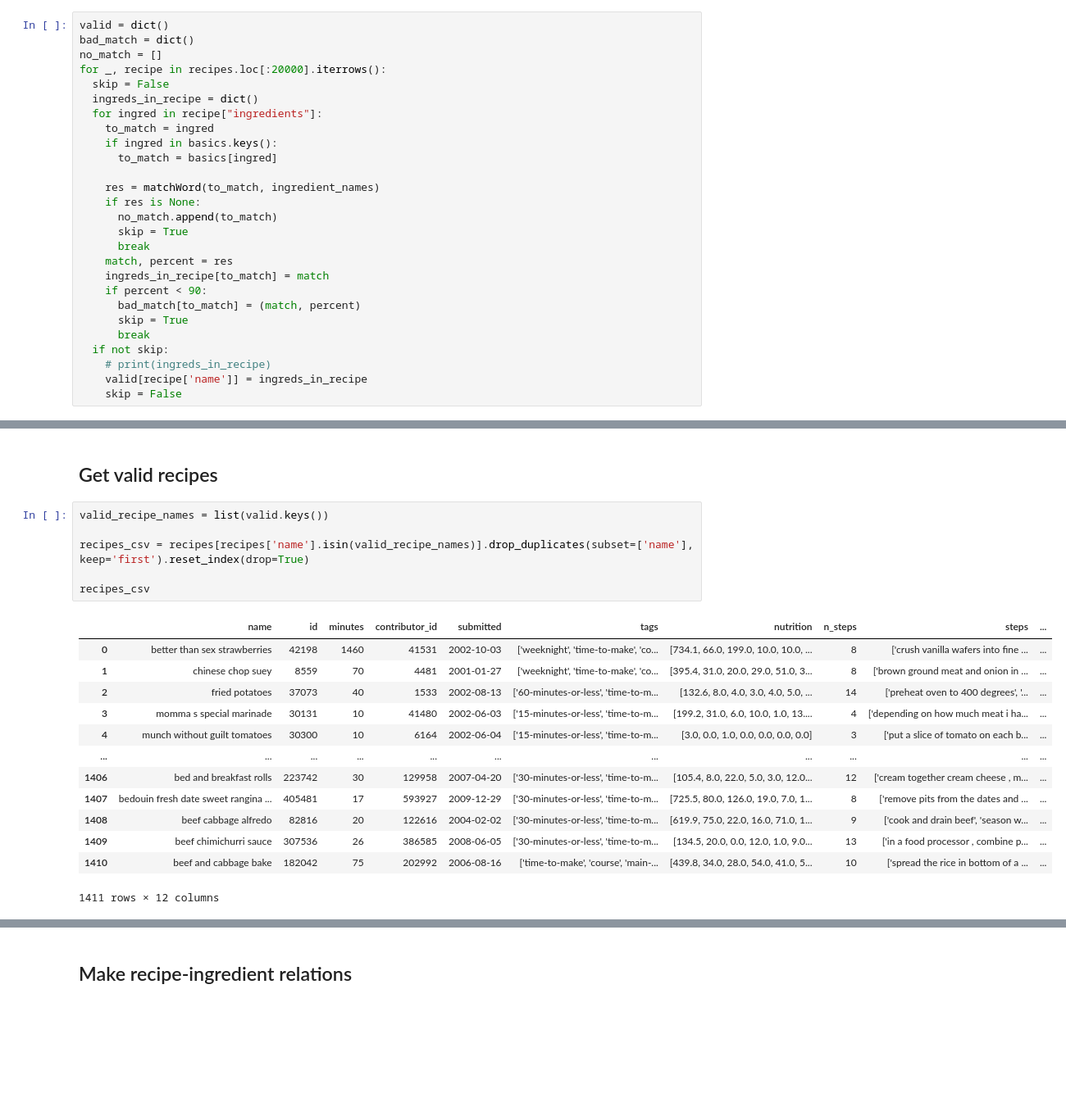
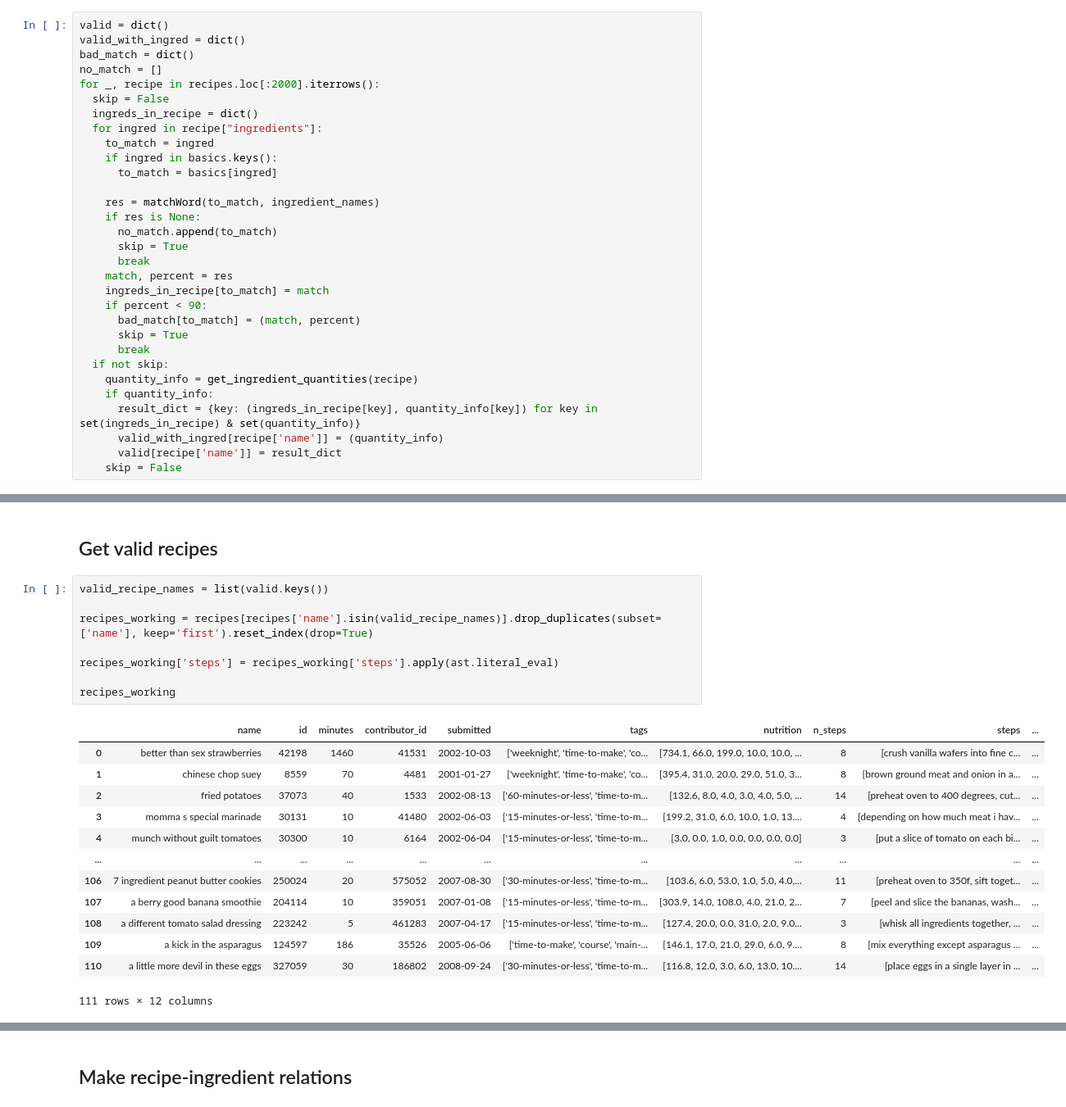
Before and after one commit to aprinawang/db-project, a Jupyter notebook: data/generate_csv.ipynb, the cells around one changed output, grey strips where cells are left out. Shown at 82% size. Saved outputs shown, nothing was run; the diff lists cells and outputs as text; blank space fills up the shorter version.

```diff
--- a/data/generate_csv.ipynb
+++ b/data/generate_csv.ipynb
@@ -79,9 +176,10 @@ def matchWord(target, tomatch):
 #### Get recipes that match cleaned ingredients
 # %%
 valid = dict()
+valid_with_ingred = dict()
 bad_match = dict()
 no_match = []
-for _, recipe in recipes.loc[:20000].iterrows():
+for _, recipe in recipes.loc[:2000].iterrows():
   skip = False
   ingreds_in_recipe = dict()
   for ingred in recipe["ingredients"]:
@@ -101,6 +199,9 @@ for _, recipe in recipes.loc[:20000].iterrows():
       skip = True
       break
   if not skip:
-    # print(ingreds_in_recipe)
-    valid[recipe['name']] = ingreds_in_recipe
+    quantity_info = get_ingredient_quantities(recipe)
+    if quantity_info:
+      result_dict = {key: (ingreds_in_recipe[key], quantity_info[key]) for key in set(ingreds_in_recipe) & set(quantity_info)}
+      valid_with_ingred[recipe['name']] = (quantity_info)
+      valid[recipe['name']] = result_dict
     skip = False
@@ -136,20 +312,22 @@ Unique ingredients in recipes:  544
 # %%
 valid_recipe_names = list(valid.keys())
 
-recipes_csv = recipes[recipes['name'].isin(valid_recipe_names)].drop_duplicates(subset=['name'], keep='first').reset_index(drop=True)
+recipes_working = recipes[recipes['name'].isin(valid_recipe_names)].drop_duplicates(subset=['name'], keep='first').reset_index(drop=True)
 
-recipes_csv
+recipes_working['steps'] = recipes_working['steps'].apply(ast.literal_eval)
+
+recipes_working
 # %% [output]
 |  | name | id | minutes | contributor_id | submitted | tags | nutrition | n_steps | steps | ... |
-| 0 | better than sex strawberries | 42198 | 1460 | 41531 | 2002-10-03 | ['weeknight', 'time-to-make', 'co... | [734.1, 66.0, 199.0, 10.0, 10.0, ... | 8 | ['crush vanilla wafers into fine ... | ... |
-| 1 | chinese chop suey | 8559 | 70 | 4481 | 2001-01-27 | ['weeknight', 'time-to-make', 'co... | [395.4, 31.0, 20.0, 29.0, 51.0, 3... | 8 | ['brown ground meat and onion in ... | ... |
-| 2 | fried potatoes | 37073 | 40 | 1533 | 2002-08-13 | ['60-minutes-or-less', 'time-to-m... | [132.6, 8.0, 4.0, 3.0, 4.0, 5.0, ... | 14 | ['preheat oven to 400 degrees', '... | ... |
-| 3 | momma s special marinade | 30131 | 10 | 41480 | 2002-06-03 | ['15-minutes-or-less', 'time-to-m... | [199.2, 31.0, 6.0, 10.0, 1.0, 13.... | 4 | ['depending on how much meat i ha... | ... |
-| 4 | munch without guilt tomatoes | 30300 | 10 | 6164 | 2002-06-04 | ['15-minutes-or-less', 'time-to-m... | [3.0, 0.0, 1.0, 0.0, 0.0, 0.0, 0.0] | 3 | ['put a slice of tomato on each b... | ... |
+| 0 | better than sex strawberries | 42198 | 1460 | 41531 | 2002-10-03 | ['weeknight', 'time-to-make', 'co... | [734.1, 66.0, 199.0, 10.0, 10.0, ... | 8 | [crush vanilla wafers into fine c... | ... |
+| 1 | chinese chop suey | 8559 | 70 | 4481 | 2001-01-27 | ['weeknight', 'time-to-make', 'co... | [395.4, 31.0, 20.0, 29.0, 51.0, 3... | 8 | [brown ground meat and onion in a... | ... |
+| 2 | fried potatoes | 37073 | 40 | 1533 | 2002-08-13 | ['60-minutes-or-less', 'time-to-m... | [132.6, 8.0, 4.0, 3.0, 4.0, 5.0, ... | 14 | [preheat oven to 400 degrees, cut... | ... |
+| 3 | momma s special marinade | 30131 | 10 | 41480 | 2002-06-03 | ['15-minutes-or-less', 'time-to-m... | [199.2, 31.0, 6.0, 10.0, 1.0, 13.... | 4 | [depending on how much meat i hav... | ... |
+| 4 | munch without guilt tomatoes | 30300 | 10 | 6164 | 2002-06-04 | ['15-minutes-or-less', 'time-to-m... | [3.0, 0.0, 1.0, 0.0, 0.0, 0.0, 0.0] | 3 | [put a slice of tomato on each bi... | ... |
 | ... | ... | ... | ... | ... | ... | ... | ... | ... | ... | ... |
-| 1406 | bed and breakfast rolls | 223742 | 30 | 129958 | 2007-04-20 | ['30-minutes-or-less', 'time-to-m... | [105.4, 8.0, 22.0, 5.0, 3.0, 12.0... | 12 | ['cream together cream cheese , m... | ... |
-| 1407 | bedouin fresh date sweet rangina ... | 405481 | 17 | 593927 | 2009-12-29 | ['30-minutes-or-less', 'time-to-m... | [725.5, 80.0, 126.0, 19.0, 7.0, 1... | 8 | ['remove pits from the dates and ... | ... |
-| 1408 | beef cabbage alfredo | 82816 | 20 | 122616 | 2004-02-02 | ['30-minutes-or-less', 'time-to-m... | [619.9, 75.0, 22.0, 16.0, 71.0, 1... | 9 | ['cook and drain beef', 'season w... | ... |
-| 1409 | beef chimichurri sauce | 307536 | 26 | 386585 | 2008-06-05 | ['30-minutes-or-less', 'time-to-m... | [134.5, 20.0, 0.0, 12.0, 1.0, 9.0... | 13 | ['in a food processor , combine p... | ... |
-| 1410 | beef and cabbage bake | 182042 | 75 | 202992 | 2006-08-16 | ['time-to-make', 'course', 'main-... | [439.8, 34.0, 28.0, 54.0, 41.0, 5... | 10 | ['spread the rice in bottom of a ... | ... |
+| 106 | 7 ingredient peanut butter cookies | 250024 | 20 | 575052 | 2007-08-30 | ['30-minutes-or-less', 'time-to-m... | [103.6, 6.0, 53.0, 1.0, 5.0, 4.0,... | 11 | [preheat oven to 350f, sift toget... | ... |
+| 107 | a berry good banana smoothie | 204114 | 10 | 359051 | 2007-01-08 | ['15-minutes-or-less', 'time-to-m... | [303.9, 14.0, 108.0, 4.0, 21.0, 2... | 7 | [peel and slice the bananas, wash... | ... |
+| 108 | a different tomato salad dressing | 223242 | 5 | 461283 | 2007-04-17 | ['15-minutes-or-less', 'time-to-m... | [127.4, 20.0, 0.0, 31.0, 2.0, 9.0... | 3 | [whisk all ingredients together, ... | ... |
+| 109 | a kick in the asparagus | 124597 | 186 | 35526 | 2005-06-06 | ['time-to-make', 'course', 'main-... | [146.1, 17.0, 21.0, 29.0, 6.0, 9.... | 8 | [mix everything except asparagus ... | ... |
+| 110 | a little more devil in these eggs | 327059 | 30 | 186802 | 2008-09-24 | ['30-minutes-or-less', 'time-to-m... | [116.8, 12.0, 3.0, 6.0, 13.0, 10.... | 14 | [place eggs in a single layer in ... | ... |
-1411 rows × 12 columns
+111 rows × 12 columns
```
Also changed, not shown: parts of 16 cells of this notebook, 8 other files.
